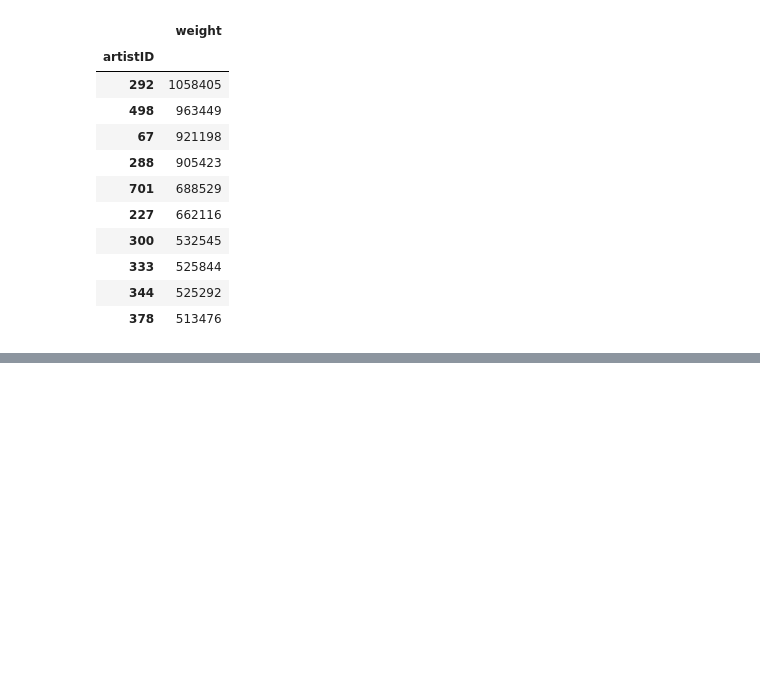
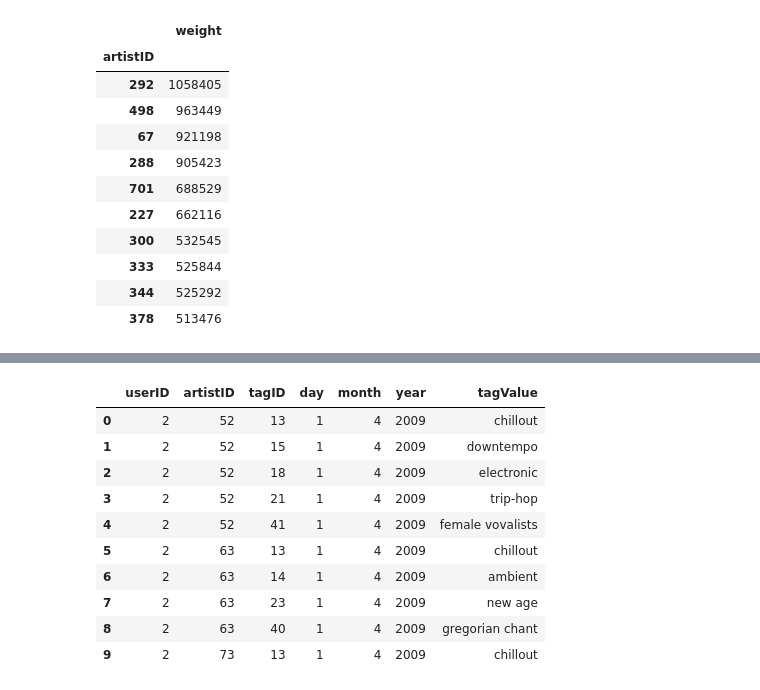
Before and after one commit to fercab24/SistemasDeRecomendacion, a Jupyter notebook: practico.ipynb, the cells around one changed output, grey strips where cells are left out. Cells and saved outputs as stored; diff of their text form; code cells hidden in the pictures; blank space fills up the shorter version.

```diff
--- a/practico.ipynb
+++ b/practico.ipynb
@@ -566,0 +572,5 @@ sum_listened_artist.head(10)
+# %%
+# These files contain the tag assignments of artists provided by each particular user.
+# They also contain the timestamps when the tag assignments were done.
+user_tags_artirts = pd.read_csv("user_taggedartists.dat", sep="\t")
+user_tags_artirts.head(10)
@@ -566,0 +589,4 @@ sum_listened_artist.head(10)
+# %%
+# This file contains the set of tags available in the dataset
+tags              = pd.read_csv("tags.dat", sep="\t", encoding='latin-1')
+tags.head(10)
@@ -566,0 +605,19 @@ sum_listened_artist.head(10)
+# %%
+# Merging dataframe for easy access
+# how left: use only keys from left frame, similar to a SQL left outer join; preserve key order.
+# Column or index level names to join on. These must be found in both DataFrames. If on is None and not merging on indexes then this defaults to the intersection of the columns in both DataFrames.
+
+content_df = user_tags_artirts.merge(tags, how='left', on=["tagID"])
+content_df.head(10)
+# %% [output]
+|  | userID | artistID | tagID | day | month | year | tagValue |
+| 0 | 2 | 52 | 13 | 1 | 4 | 2009 | chillout |
+| 1 | 2 | 52 | 15 | 1 | 4 | 2009 | downtempo |
+| 2 | 2 | 52 | 18 | 1 | 4 | 2009 | electronic |
+| 3 | 2 | 52 | 21 | 1 | 4 | 2009 | trip-hop |
+| 4 | 2 | 52 | 41 | 1 | 4 | 2009 | female vovalists |
+| 5 | 2 | 63 | 13 | 1 | 4 | 2009 | chillout |
+| 6 | 2 | 63 | 14 | 1 | 4 | 2009 | ambient |
+| 7 | 2 | 63 | 23 | 1 | 4 | 2009 | new age |
+| 8 | 2 | 63 | 40 | 1 | 4 | 2009 | gregorian chant |
+| 9 | 2 | 73 | 13 | 1 | 4 | 2009 | chillout |
```
Also changed, not shown: parts of 15 cells of this notebook, 1 other file.
